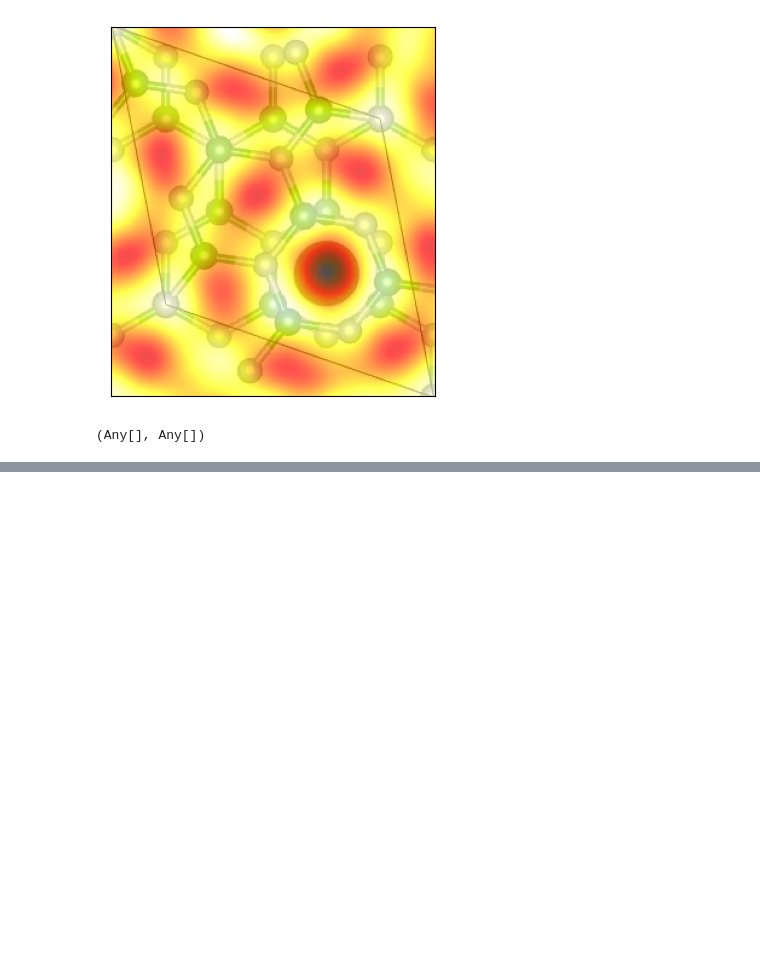
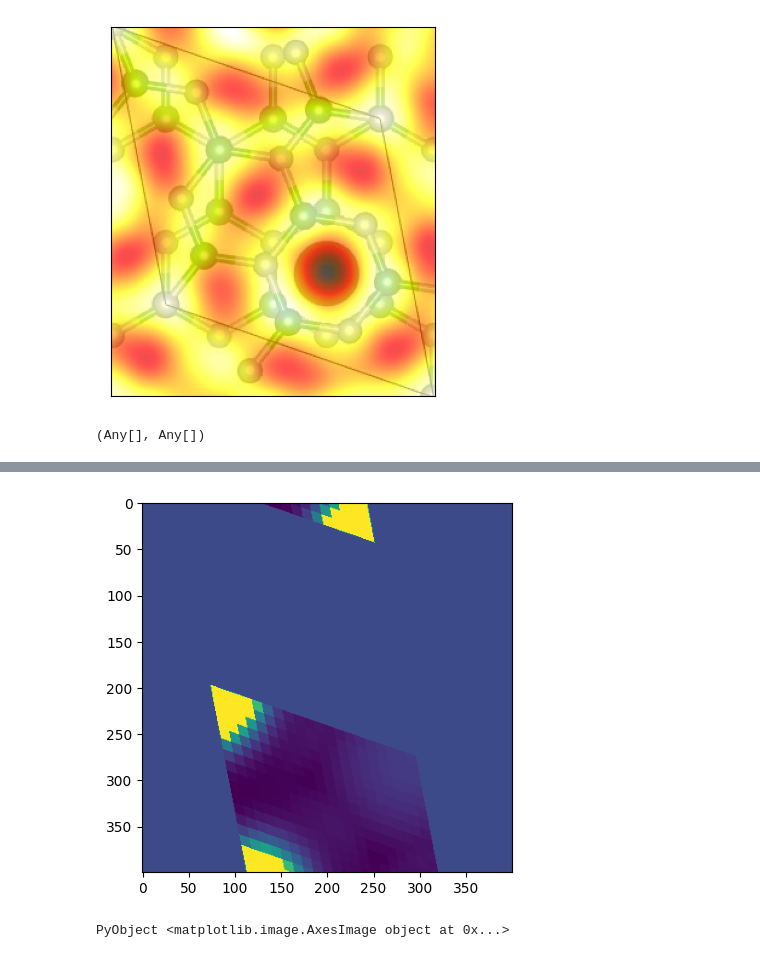
Before and after one commit to AliGhorashiCMT/Plasmons_Paper, a Jupyter notebook: Moire_Figs/Moire7_with_Alkali/Sodium/optimizing_na_position/Analyze.ipynb, the cells around one changed output, grey strips where cells are left out. Cells and saved outputs as stored; diff of their text form; code cells hidden in the pictures; blank space fills up the shorter version.

```diff
--- a/Moire_Figs/Moire7_with_Alkali/Sodium/optimizing_na_position/Analyze.ipynb
+++ b/Moire_Figs/Moire7_with_Alkali/Sodium/optimizing_na_position/Analyze.ipynb
@@ -140,0 +198,5 @@ Multidimensional Gaussian filter.
+# %%
+imshow(np.rot90(EnergyArrayStability))
+# %% [output]
+[figure, added]
+PyObject <matplotlib.image.AxesImage object at 0x...>
```
Also changed, not shown: parts of 20 cells of this notebook.
